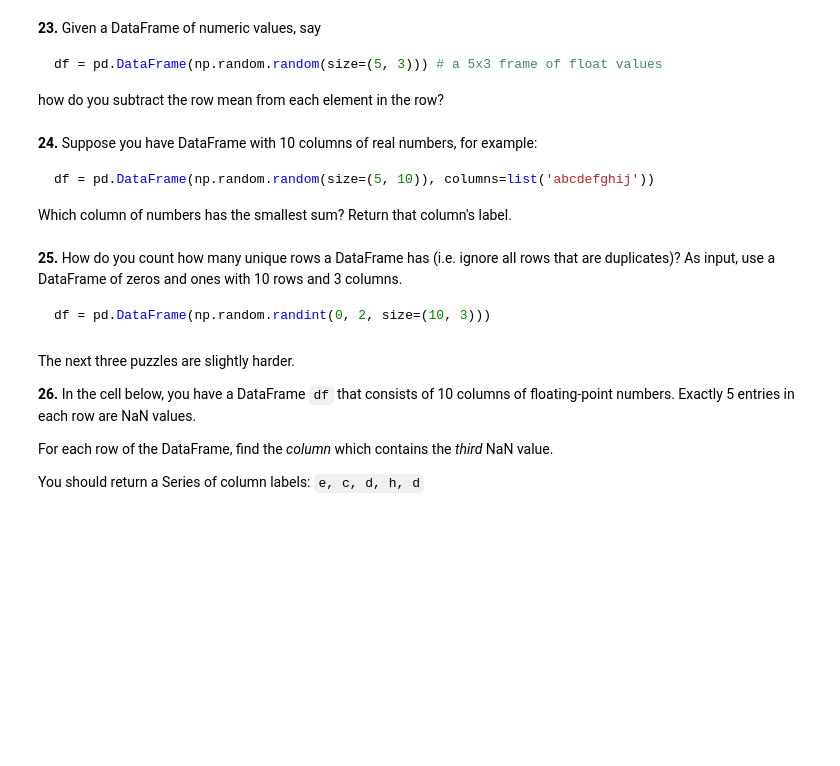
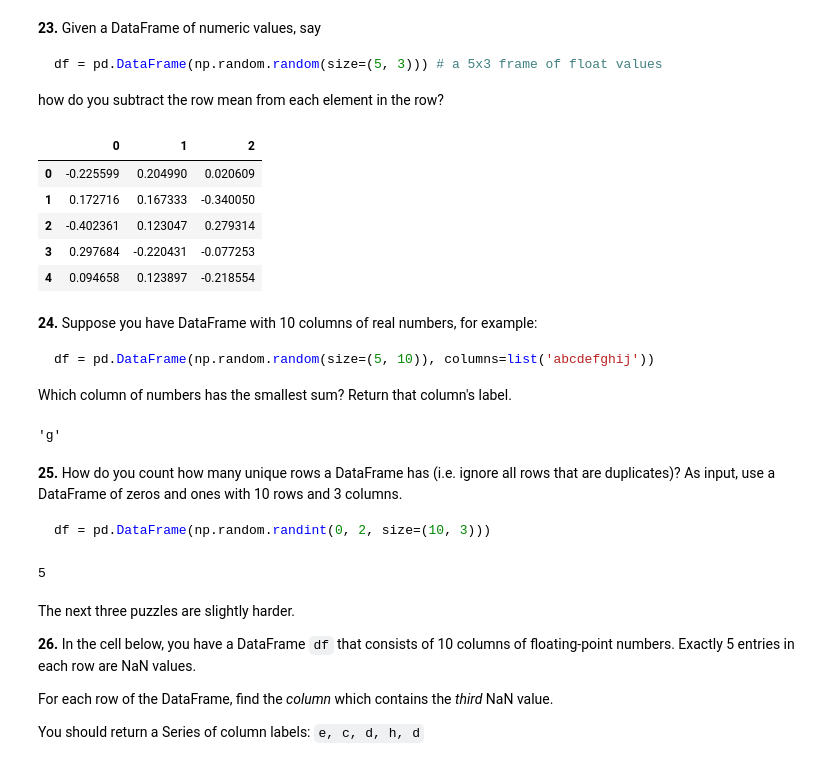
Before and after one commit to philippjohannsen/100-pandas-puzzles, a Jupyter notebook: 100-pandas-puzzles.ipynb, the cells around one changed output. Saved outputs shown, nothing was run; the diff lists cells and outputs as text; code cells hidden in the pictures; blank space fills up the shorter version.

````diff
--- a/100-pandas-puzzles.ipynb
+++ b/100-pandas-puzzles.ipynb
@@ -255,6 +346,18 @@ df = pd.DataFrame(np.random.random(size=(5, 3))) # a 5x3 frame of float values
 ```
 
 how do you subtract the row mean from each element in the row?
+# %%
+np.random.seed(1234)
+df = pd.DataFrame(np.random.random(size=(5, 3)))
+means = df.aggregate(func='mean', axis=1)
+df.sub(means, axis=0)
+# %% [output]
+|  | 0 | 1 | 2 |
+| 0 | -0.225599 | 0.204990 | 0.020609 |
+| 1 | 0.172716 | 0.167333 | -0.340050 |
+| 2 | -0.402361 | 0.123047 | 0.279314 |
+| 3 | 0.297684 | -0.220431 | -0.077253 |
+| 4 | 0.094658 | 0.123897 | -0.218554 |
 # %% [markdown]
 **24.** Suppose you have DataFrame with 10 columns of real numbers, for example:
 
@@ -262,12 +365,28 @@ how do you subtract the row mean from each element in the row?
 df = pd.DataFrame(np.random.random(size=(5, 10)), columns=list('abcdefghij'))
 ```
 Which column of numbers has the smallest sum?  Return that column's label.
+# %%
+np.random.seed(1234)
+df = pd.DataFrame(np.random.random(size=(5, 10)), columns=list('abcdefghij'))
+sums = df.aggregate(func='sum', axis=0)
+sums.sort_values().index[0]
+
+# or
+df.sum().idxmin()
+# %% [output]
+'g'
 # %% [markdown]
 **25.** How do you count how many unique rows a DataFrame has (i.e. ignore all rows that are duplicates)? As input, use a DataFrame of zeros and ones with 10 rows and 3 columns.
 
 ```python
 df = pd.DataFrame(np.random.randint(0, 2, size=(10, 3)))
 ```
+# %%
+np.random.seed(1234)
+df = pd.DataFrame(np.random.randint(0, 2, size=(10, 3)))
+len(df.drop_duplicates(keep=False))
+# %% [output]
+5
 # %% [markdown]
 The next three puzzles are slightly harder.
 
````
Also changed, not shown: parts of 8 cells of this notebook, 2 other files.
